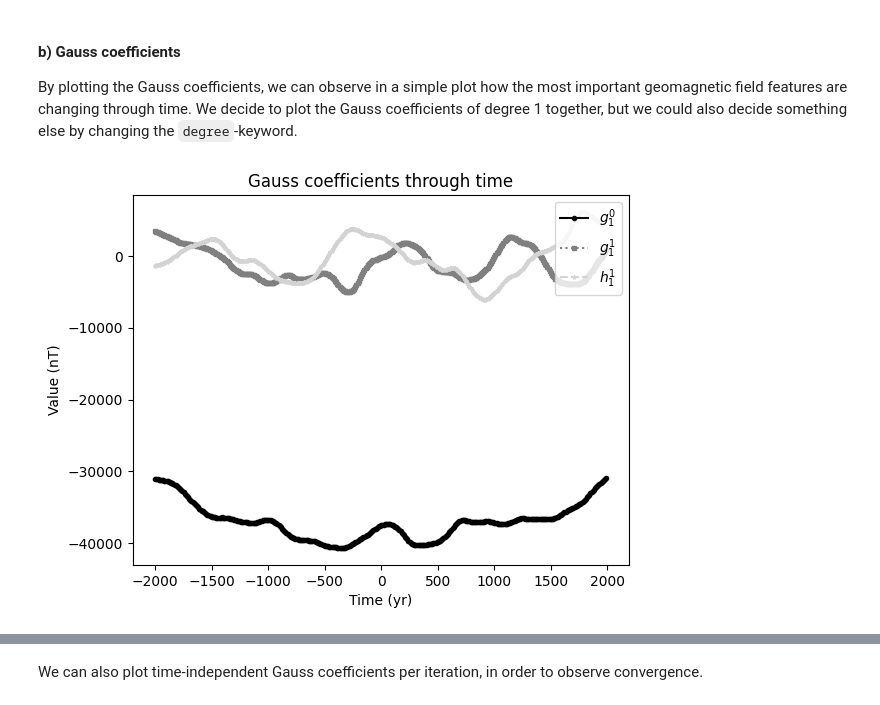
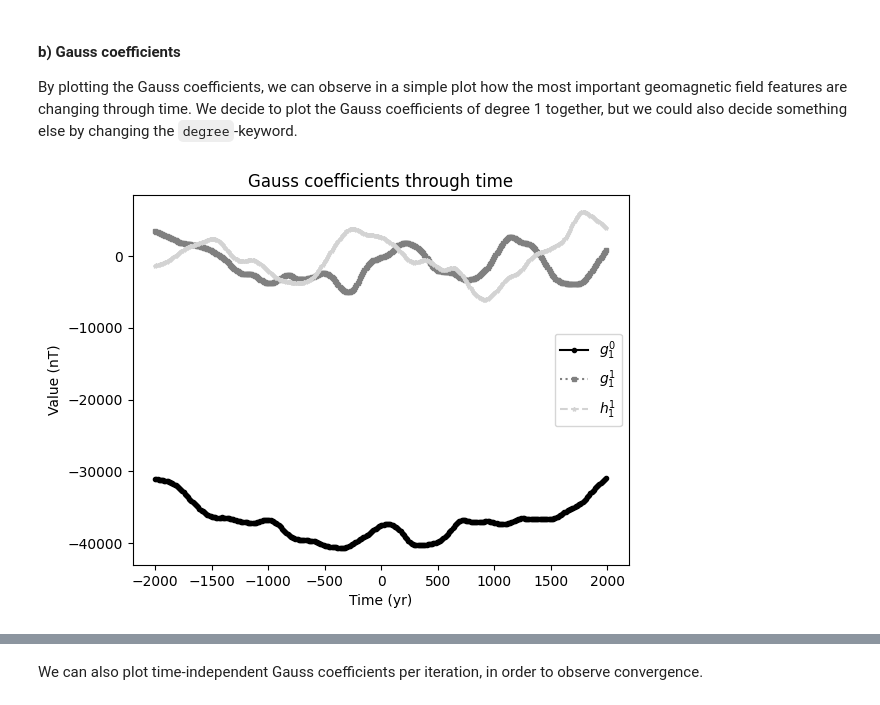
Before and after one commit to outfrenk/pymaginverse, a Jupyter notebook: doc/Tutorial_2_Plotting.ipynb, the cells around one changed output, grey strips where cells are left out. Drawn from its saved outputs; the diff is of its cells as text; code cells hidden in the pictures.

```diff
--- a/doc/Tutorial_2_Plotting.ipynb
+++ b/doc/Tutorial_2_Plotting.ipynb
@@ -68,31 +70,38 @@ plt.show()
 # %% [markdown]
 #### b) Gauss coefficients
 By plotting the Gauss coefficients, we can observe in a simple plot how the most important geomagnetic field features are changing through time. We decide to plot the Gauss coefficients of degree 1 together, but we could also decide something else by changing the `degree`-keyword.
+# %%
+# a small function for getting correct labels
+# requires list of indices of gauss coefficient(s) to plot
+def gauss_label(idx):
+    labels = []
+    degree = int(np.ceil(np.sqrt(max(idx) + 1)))
+    for deg in np.arange(1, degree+1):
+        labels.append(f'$g^0_{deg}$')
+        for m in np.arange(1, deg + 1):
+            labels.extend([f'$g^{m}_{deg}$', f'$h^{m}_{deg}$'])
+    labels = [labels[i] for i in idx]
+    return labels
 # %%
 # with this keyword you can change the degree to be plotted
 degree = 1
 
 fig, ax = plt.subplots()
 ax.set_title('Gauss coefficients through time')
 ax.set_xlabel('Time (yr)')
 ax.set_ylabel('Value (nT)')
 index = np.arange(degree**2, (degree+1)**2) - 1
-labels = []
-for deg in np.arange(1, degree+1):
-    labels.append(f'$g^0_{deg}$')
-    for m in np.arange(1, deg + 1):
-        labels.extend([f'$g^{m}_{deg}$', f'$h^{m}_{deg}$'])
+labels = gauss_label(index)
 
-labels = [labels[i] for i in index]
 for i, item in enumerate(index):
     ax.plot(im.t_array,
             im.coeffs_spline(im.t_array)[:, item],
             linestyle=linestyles[i % len(linestyles)],
             marker=markerstyles[i % len(markerstyles)],
             color=colorstyles[i % len(colorstyles)],
             markersize=3, label=labels[i])
 
-ax.legend(loc='upper right')
+ax.legend(loc='center right')
 plt.show()
 # %% [output]
-[figure, old version]
+[figure, new version]
```
Also changed, not shown: parts of 8 cells of this notebook, 3 other files.
